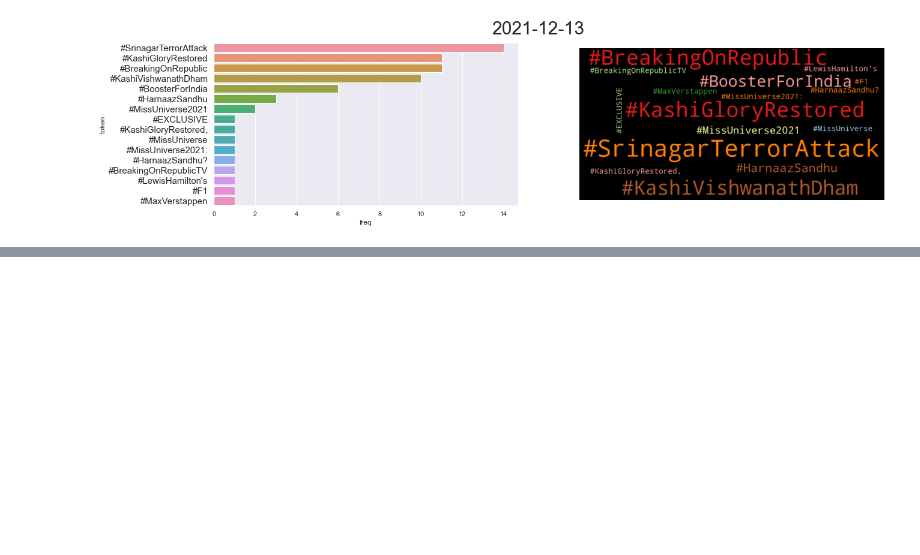
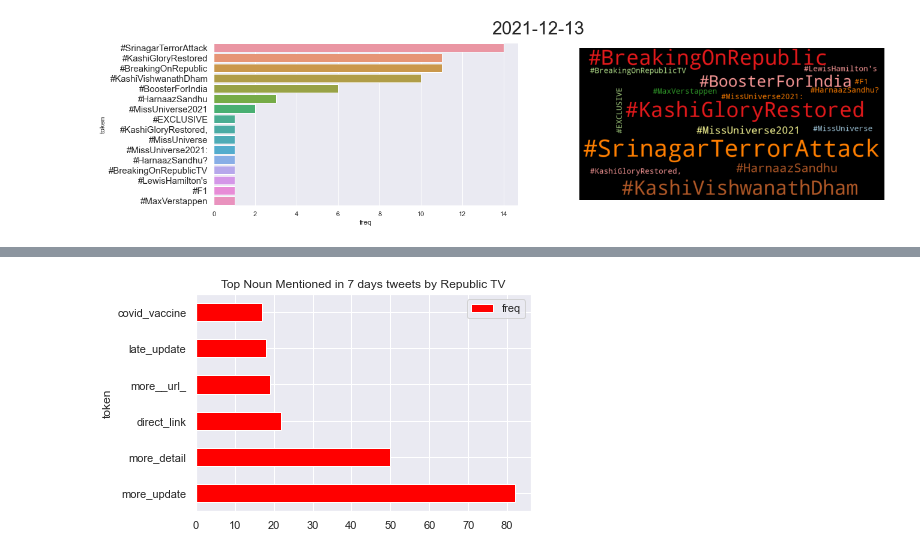
Before and after one commit to lkarjun/workouts-nlp, a Jupyter notebook: 4. Twitter-Usertimeline-Analysing/usertimeline.ipynb, the cells around one changed output, grey strips where cells are left out. Cells and saved outputs as stored; diff of their text form; code cells hidden in the pictures; blank space fills up the shorter version.

```diff
--- a/4. Twitter-Usertimeline-Analysing/usertimeline.ipynb
+++ b/4. Twitter-Usertimeline-Analysing/usertimeline.ipynb
@@ -191,0 +347,4 @@ for date in unique_date:
+# %%
+count(df, column='adj_noun_phrases').head(6).plot.barh(title = 'Top Noun Mentioned in 7 days tweets by Republic TV', color = 'red');
+# %% [output]
+[figure, added]
```
Also changed, not shown: parts of 28 cells of this notebook.
